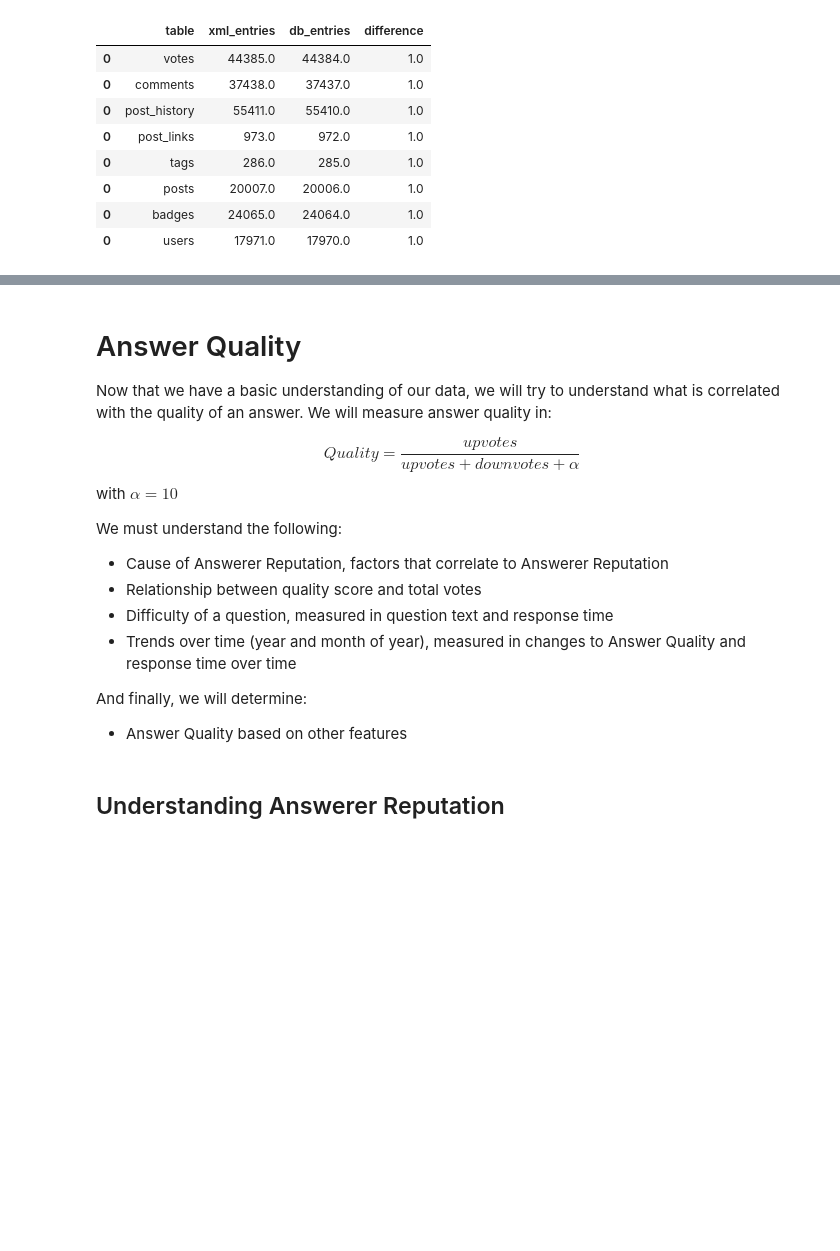
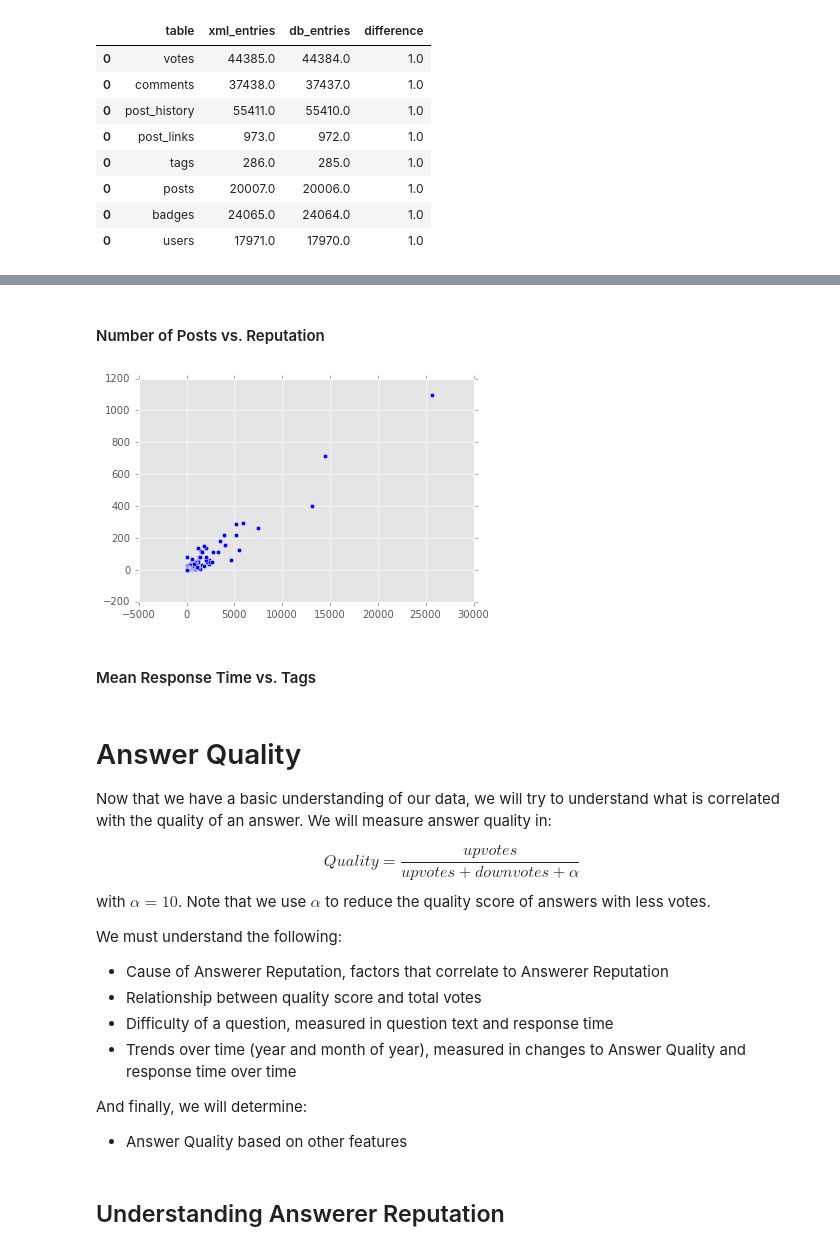
Before and after one commit to alexmfriedman/stack-exchange-analysis, a Jupyter notebook: Stack Overflow Analysis.ipynb, the cells around one changed output, grey strips where cells are left out. Cells and saved outputs as stored; diff of their text form; code cells hidden in the pictures; blank space fills up the shorter version.

```diff
--- a/Stack Overflow Analysis.ipynb
+++ b/Stack Overflow Analysis.ipynb
@@ -354,10 +395,33 @@ plt.show()
+# %% [markdown]
+#### Number of Posts vs. Reputation
+# %%
+rep_by_user = c.execute('''SELECT Reputation
+                           FROM users
+                           ORDER BY Id''')
+
+rep_by_user_arr = rep_by_user.fetchall()
+
+num_posts = c.execute('''SELECT COUNT(posts.Id)
+                         FROM users
+                         LEFT JOIN posts ON users.Id = posts.OwnerUserId
+                         GROUP BY users.Id
+                         ORDER BY users.Id''') #this includes all posts, not just answers
+
+num_posts_arr = num_posts.fetchall()
+
+p = plt.scatter(rep_by_user_arr, num_posts_arr)
+plt.show()
+# %% [output]
+[figure, added]
+# %% [markdown]
+#### Mean Response Time vs. Tags
 # %% [markdown]
 # Answer Quality
 
 Now that we have a basic understanding of our data, we will try to understand what is correlated with the quality of an answer. We will measure answer quality in:
 
 $$Quality = \frac{upvotes}{upvotes + downvotes + \alpha}$$
-with $\alpha = 10$
+with $\alpha = 10$. Note that we use $\alpha$ to reduce the quality score of answers with less votes.
 
 We must understand the following:
 
```
Also changed, not shown: parts of 10 cells of this notebook.
